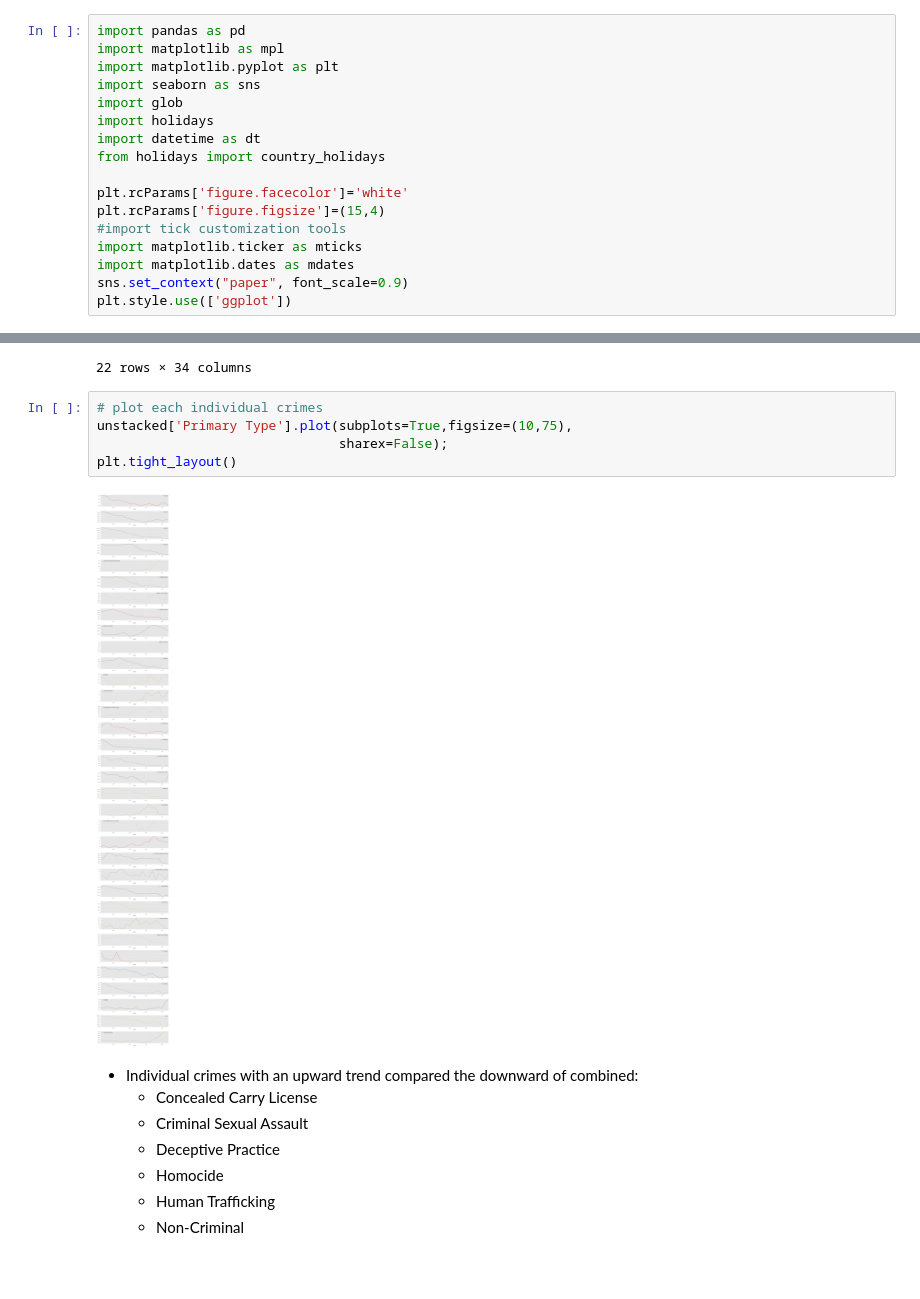
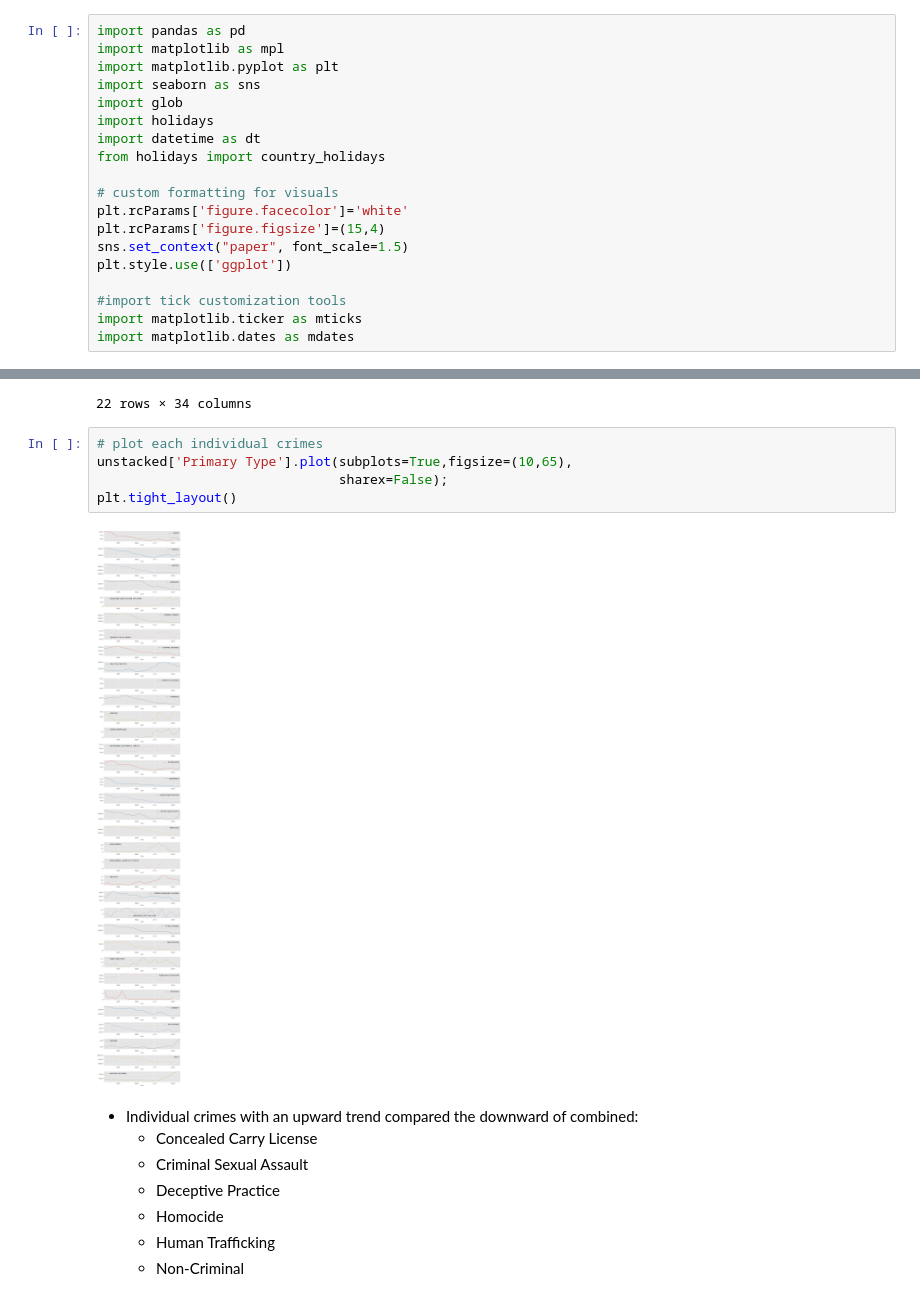
Before and after one commit to LoveidaLucero/Chicago-Crime-Trends, a Jupyter notebook: Part 1.ipynb, the cells around one changed output, grey strips where cells are left out. Drawn from its saved outputs; the diff is of its cells as text; blank space fills up the shorter version.

Commit message:
customized params

```diff
--- a/Part 1.ipynb
+++ b/Part 1.ipynb
@@ -14,13 +14,15 @@ import holidays
 import datetime as dt
 from holidays import country_holidays
 
+# custom formatting for visuals
 plt.rcParams['figure.facecolor']='white'
 plt.rcParams['figure.figsize']=(15,4)
+sns.set_context("paper", font_scale=1.5)
+plt.style.use(['ggplot'])
+
 #import tick customization tools
 import matplotlib.ticker as mticks
 import matplotlib.dates as mdates
-sns.set_context("paper", font_scale=0.9)
-plt.style.use(['ggplot'])
 # %% [markdown]
 **Load and Prep Data**
 # %%
@@ -353,11 +355,11 @@ unstacked
 22 rows × 34 columns
 # %%
 # plot each individual crimes
-unstacked['Primary Type'].plot(subplots=True,figsize=(10,75),
+unstacked['Primary Type'].plot(subplots=True,figsize=(10,65),
                                sharex=False);
 plt.tight_layout()
 # %% [output]
-[figure, old version]
+[figure, new version]
 # %% [markdown]
 - Individual crimes with an upward trend compared the downward of combined:
     - Concealed Carry License
```
Also changed, not shown: parts of 6 cells of this notebook.
